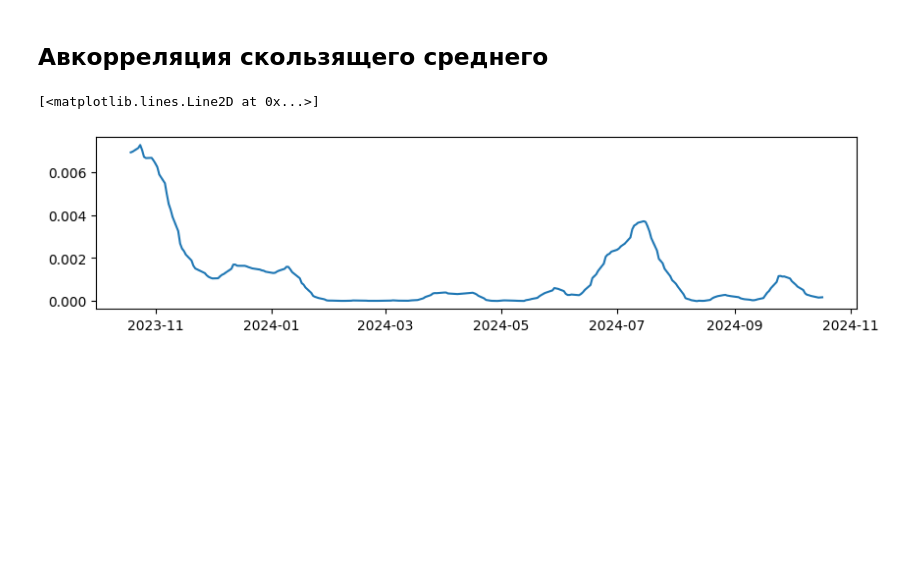
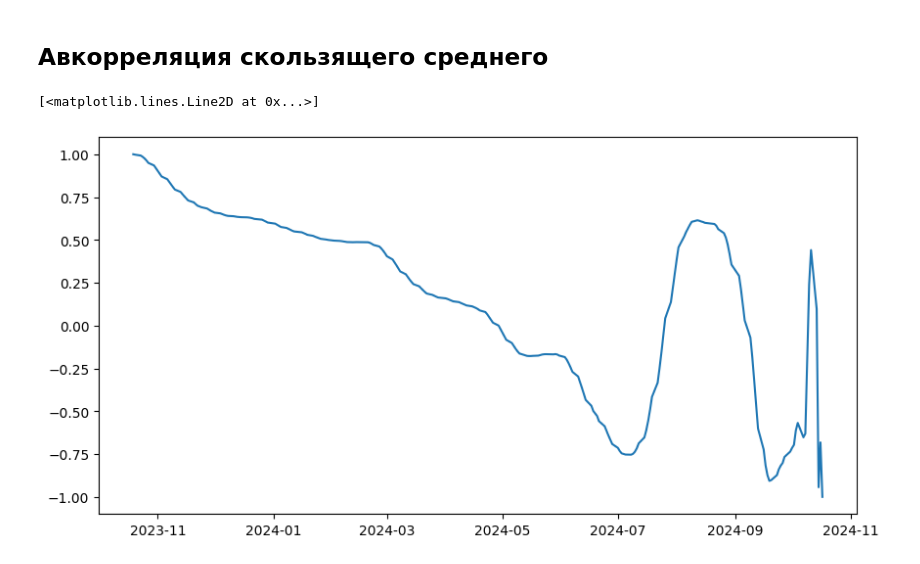
Before and after one commit to Exarkun1/6401kazakovpa, a Jupyter notebook: data_analysis/notebook.ipynb, the cells around one changed output. Cells and saved outputs as stored; diff of their text form; code cells hidden in the pictures; blank space fills up the shorter version.

```diff
--- a/data_analysis/notebook.ipynb
+++ b/data_analysis/notebook.ipynb
@@ -8,7 +8,7 @@ import time_series.data_frames as df
 msft_ticker = yf.Ticker("MSFT")
 msft_data = msft_ticker.history(interval="1d", period="1y")
 msft_data.index = msft_data.index.tz_localize(None)
-msft_analyser = san.TimeSeriesAnalyser(msft_data)
+msft_analyser = TimeSeriesAnalyser(msft_data)
 # %% [markdown]
 ## Исходный временной ряд
 # %%
@@ -36,6 +34,6 @@ plt.plot(dates2, prices2)
 [<matplotlib.lines.Line2D at 0x...>]
 [figure]
 # %%
-msft_analyser = san.TimeSeriesAnalyser(msft_movavg, interval=msft_analyser.interval)
+msft_analyser = TimeSeriesAnalyser(msft_movavg, interval=msft_analyser.interval)
 # %% [markdown]
 ## Экстремумы скользящего среднего
@@ -64,11 +61,9 @@ plt.plot(dates, prices)
 ## Авкорреляция скользящего среднего
 # %%
 msft_autocor = msft_analyser.calc_autocor(col="Moving avg")
-df.write_excel(msft_autocor, path="Results.xlsx")
-(dates, prices) = df.get_arrays(msft_autocor, col="Autocor")
+(dates, prices) = get_col_arrays(msft_autocor, col="Autocor")
 fig = plt.figure(figsize=(10, 5))
-fig.add_subplot(2, 1, 1)
 plt.plot(dates, prices)
 # %% [output]
 [<matplotlib.lines.Line2D at 0x...>]
-[figure, old version]
+[figure, new version]
```
Also changed, not shown: parts of 7 cells of this notebook, 10 other files.
